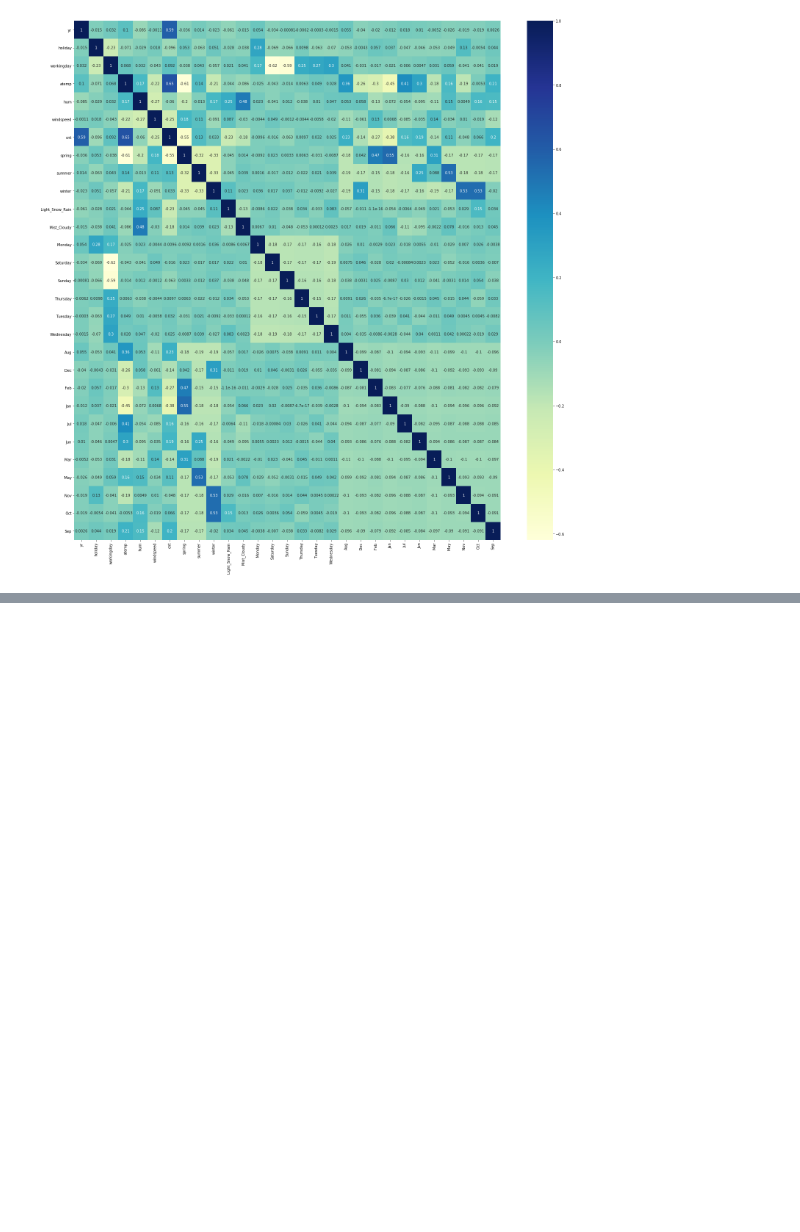
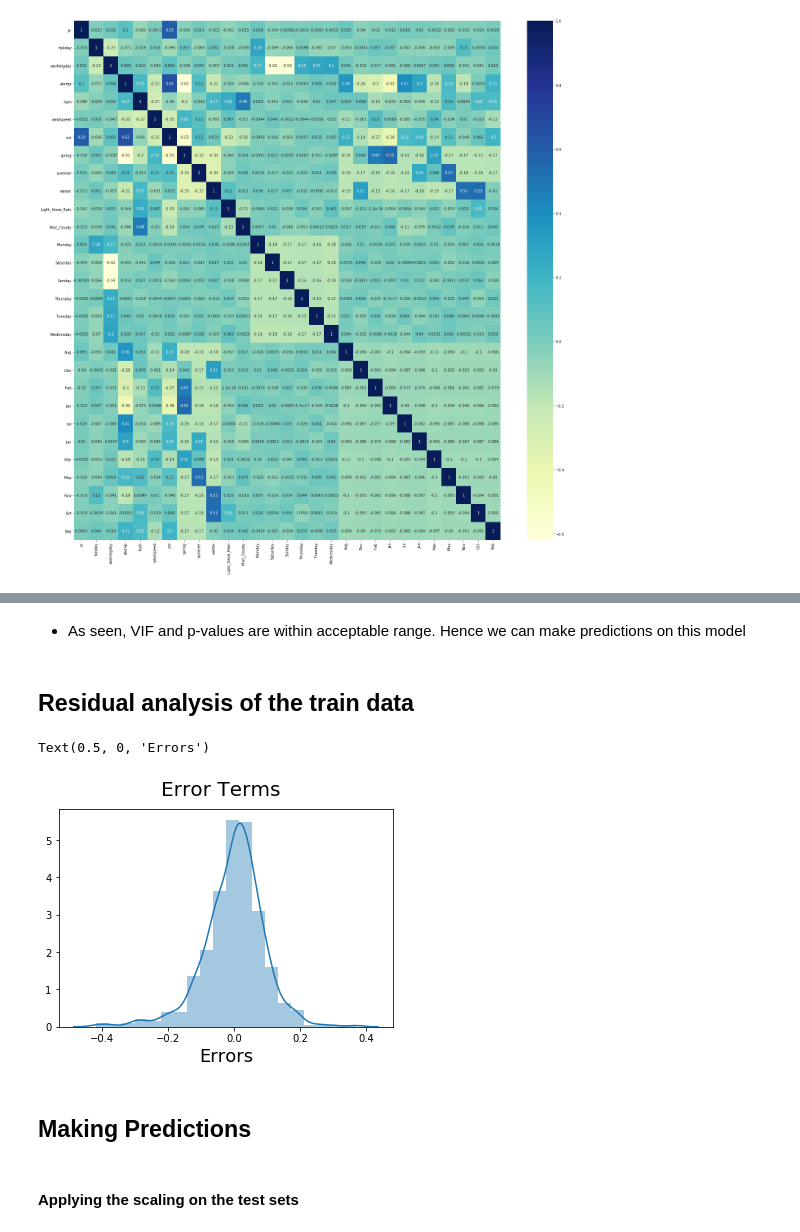
Before and after one commit to Dharani-Arumugam/Machine-Learning, a Jupyter notebook: Linear Regression/Bike Sharing assignment.ipynb, the cells around one changed output, grey strips where cells are left out. Saved outputs shown, nothing was run; the diff lists cells and outputs as text; code cells hidden in the pictures; blank space fills up the shorter version.

Commit message:
Bike Share Assignment Model building

```diff
--- a/Linear Regression/Bike Sharing assignment.ipynb
+++ b/Linear Regression/Bike Sharing assignment.ipynb
@@ -311,0 +579,4 @@ plt.show()
+# %%
+X_train_rfe = sm.add_constant(X_train_rfe)
+lm_4 = sm.OLS(y_train,X_train_rfe).fit()
+print(lm_4.summary())
@@ -311,0 +624,7 @@ plt.show()
+# %%
+# dropping the colum dec
+X_train_rfe.drop('holiday', axis=1, inplace= True)
+# %%
+X_train_rfe = sm.add_constant(X_train_rfe)
+lm_5 = sm.OLS(y_train,X_train_rfe).fit()
+print(lm_5.summary())
@@ -311,0 +671,19 @@ plt.show()
+# %% [markdown]
+- As seen, VIF and p-values are within acceptable range. Hence we can make predictions on this model
+# %% [markdown]
+## Residual analysis of the train data
+# %%
+y_train_price = lm_5.predict(X_train_rfe)
+# %%
+# Plot the histogram of the error terms
+fig = plt.figure()
+sns.distplot((y_train - y_train_price), bins = 20)
+fig.suptitle('Error Terms', fontsize = 20)                  # Plot heading
+plt.xlabel('Errors', fontsize = 18)
+# %% [output]
+Text(0.5, 0, 'Errors')
+[figure, added]
+# %% [markdown]
+## Making Predictions
+# %% [markdown]
+#### Applying the scaling on the test sets
```
Also changed, not shown: parts of 46 cells of this notebook.
